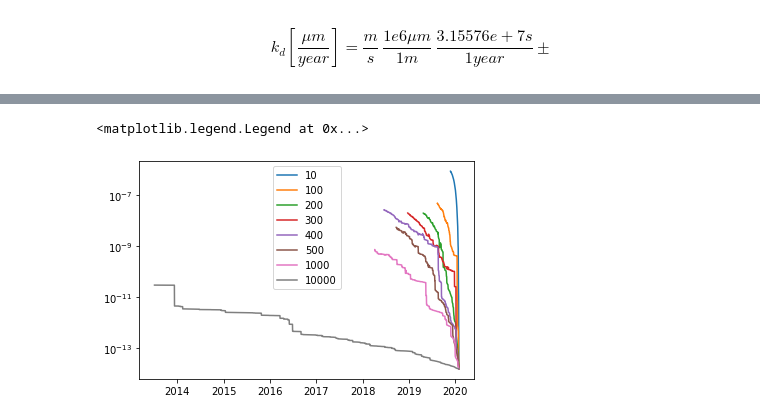
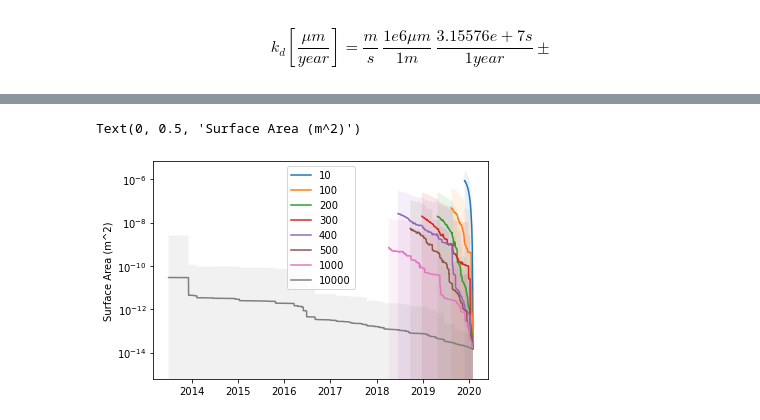
Before and after one commit to OceanParcels/Backtracking_Abyssal_Nanoplastics, a Jupyter notebook: notebooks/SSDRs.ipynb, the cells around one changed output, grey strips where cells are left out. Cells and saved outputs as stored; diff of their text form; code cells hidden in the pictures.

```diff
--- a/notebooks/SSDRs.ipynb
+++ b/notebooks/SSDRs.ipynb
@@ -60,13 +60,22 @@ for scale in tqdm(time_scales):
     time = sim['time'][0,:]
 
     L  = sim['diameter'].values #np.ma.masked_greater(sim['diameter'].values, 1e-3)
+
+    frag_time = np.nanargmin(abs(L - 1e-3), axis=1)
+    frag_particles = np.where(frag_time != 0)[0]
+
+#     frag_time = frag_time[frag_particles]
+
     L_mask = np.ma.masked_where(L > 1e-3, L)
 
     SA = np.ma.masked_where(L > 1e-3, 6*L**2)
     mass = np.ma.masked_where(L > 1e-3, ρ*L**3)
+    mass_0 = mass[:, 0]
+    mass_t = mass[:, frag_time]
 
+    SA_t = SA[:, frag_time]
 
-
+    aux_dict['median_length'] = np.median(L_mask.data, axis=0)
     aux_dict['mean_length'] = L_mask.mean(axis=0).data
     aux_dict['std_length'] = L_mask.std(axis=0).data
 
@@ -75,12 +84,20 @@ for scale in tqdm(time_scales):
     aux_dict['std_SA'] = SA.std(axis=0).data
 
     m = mass.mean(axis=0).data
+
+    aux_dict['median_mass'] = np.median(mass.data, axis=0)
     aux_dict['mean_mass'] = m
     aux_dict['std_mass'] = mass.std(axis=0).data
 
-    k_d = (m - np.roll(m, -1))/(sa*dt*ρ) *1e6*3.15576e+7
+    k_d_2 = (m - np.roll(m, -1))/(sa*dt*ρ) *1e6*3.15576e+7
+
+    k_d = -(mass_t + mass_0)/(ρ*SA_t*frag_time)
+
     aux_dict['k_d'] = np.nanmean(k_d)
+    aux_dict['k_d_2'] = np.nanmean(k_d_2)
+
     aux_dict['k_d_std'] = np.nanstd(k_d)
+    aux_dict['k_d_2_std'] = np.nanstd(k_d_2)
 
     frag_stats[scale] = aux_dict
 # %% [markdown]
@@ -116,0 +105,5 @@ array([2.18454167e-14, 1.83210401e-13, 3.60546427e-13, ...,
+# %%
+convertion = 1e6*3.15576e+7
+
+for scale in time_scales:
+    print(scale, ': ', frag_stats[scale]['k_d']*convertion, '±', frag_stats[scale]['k_d_std']*convertion, '𝜇m/year')
@@ -116,0 +119,5 @@ array([2.18454167e-14, 1.83210401e-13, 3.60546427e-13, ...,
+# %%
+convertion = 1
+
+for scale in time_scales:
+    print(scale, ': ', frag_stats[scale]['k_d_2']*convertion, '±', frag_stats[scale]['k_d_2_std']*convertion, '𝜇m/year')
@@ -117,12 +133,15 @@ array([2.18454167e-14, 1.83210401e-13, 3.60546427e-13, ...,
 # %%
 for scale in time_scales:
     y = frag_stats[scale]['mean_SA']
-#     y_err = std_length
+    y_err = frag_stats[scale]['std_SA']
+
+
+    plt.fill_between(time, y - y_err, y + y_err, alpha=0.1)
     plt.plot(time, y, label=scale)
 
-# plt.fill_between(time, y - y_err, y + y_err, alpha=0.3)
 plt.semilogy()
 plt.legend()
+plt.ylabel('Surface Area (m^2)')
 # %% [output]
-<matplotlib.legend.Legend at 0x...>
+Text(0, 0.5, 'Surface Area (m^2)')
-[figure, old version]
+[figure, new version]
```
Also changed, not shown: parts of 9 cells of this notebook, 10 other files.
